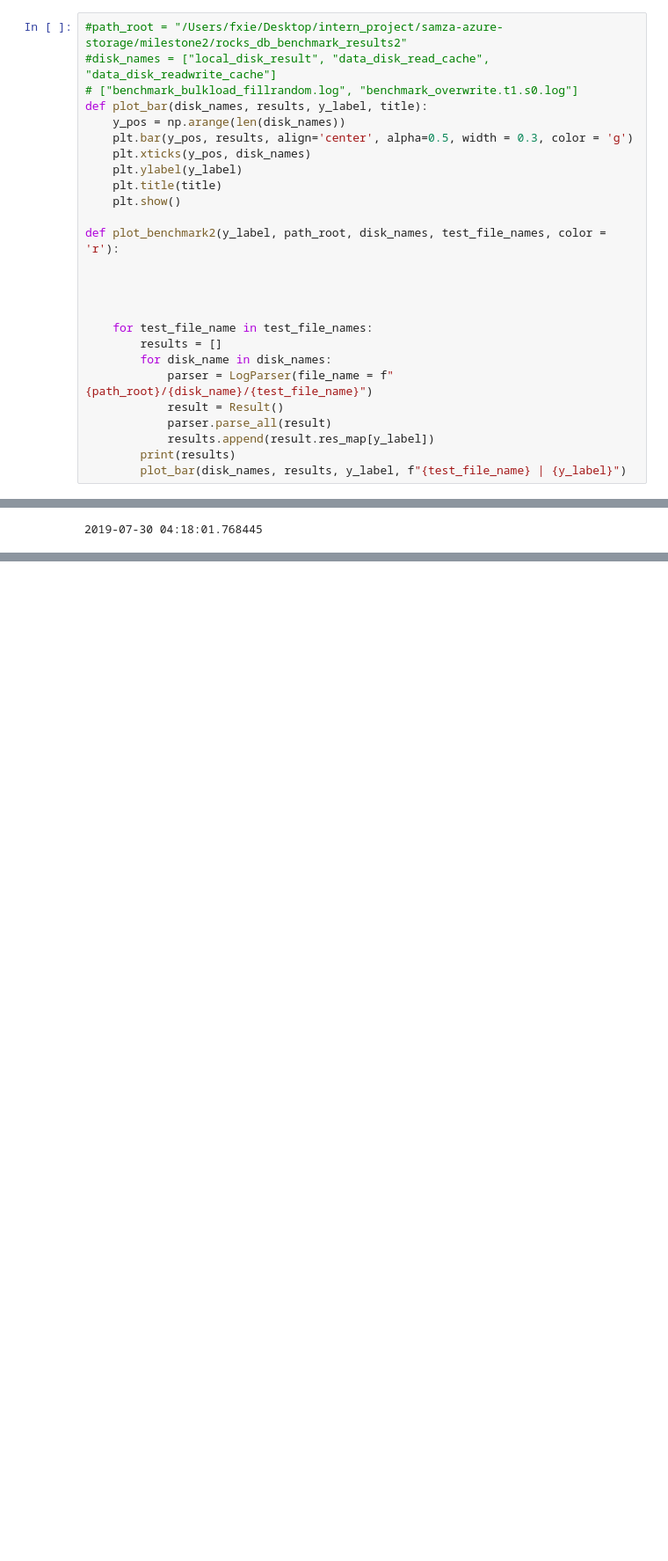
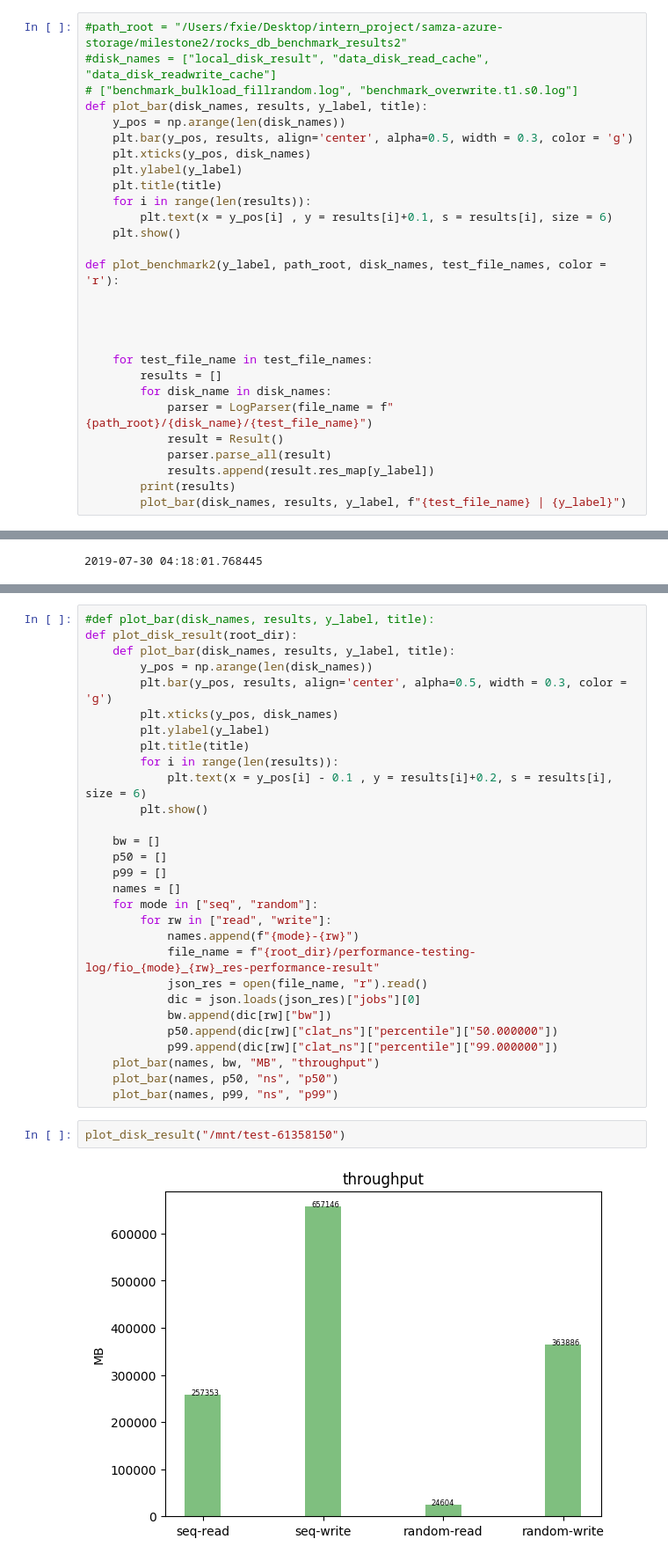
Before and after one commit to xiefan46/samza-azure-storage, a Jupyter notebook: milestone2/python/milestone2-tests.ipynb, the cells around one changed output, grey strips where cells are left out. Shown at 88% size. Drawn from its saved outputs; the diff is of its cells as text; blank space fills up the shorter version.

Commit message:
result

```diff
--- a/milestone2/python/milestone2-tests.ipynb
+++ b/milestone2/python/milestone2-tests.ipynb
@@ -744,6 +743,8 @@ def plot_bar(disk_names, results, y_label, title):
     plt.xticks(y_pos, disk_names)
     plt.ylabel(y_label)
     plt.title(title)
+    for i in range(len(results)):
+        plt.text(x = y_pos[i] , y = results[i]+0.1, s = results[i], size = 6)
     plt.show()
 
 def plot_benchmark2(y_label, path_root, disk_names, test_file_names, color = 'r'):
@@ -987,0 +1005,33 @@ fio -filename=/readwrite_cache/test-140181309/test-fio-308552050 -rw=randread -b
+# %%
+#def plot_bar(disk_names, results, y_label, title):
+def plot_disk_result(root_dir):
+    def plot_bar(disk_names, results, y_label, title):
+        y_pos = np.arange(len(disk_names))
+        plt.bar(y_pos, results, align='center', alpha=0.5, width = 0.3, color = 'g')
+        plt.xticks(y_pos, disk_names)
+        plt.ylabel(y_label)
+        plt.title(title)
+        for i in range(len(results)):
+            plt.text(x = y_pos[i] - 0.1 , y = results[i]+0.2, s = results[i], size = 6)
+        plt.show()
+
+    bw = []
+    p50 = []
+    p99 = []
+    names = []
+    for mode in ["seq", "random"]:
+        for rw in ["read", "write"]:
+            names.append(f"{mode}-{rw}")
+            file_name = f"{root_dir}/performance-testing-log/fio_{mode}_{rw}_res-performance-result"
+            json_res = open(file_name, "r").read()
+            dic = json.loads(json_res)["jobs"][0]
+            bw.append(dic[rw]["bw"])
+            p50.append(dic[rw]["clat_ns"]["percentile"]["50.000000"])
+            p99.append(dic[rw]["clat_ns"]["percentile"]["99.000000"])
+    plot_bar(names, bw, "MB", "throughput")
+    plot_bar(names, p50, "ns", "p50")
+    plot_bar(names, p99, "ns", "p99")
+# %%
+plot_disk_result("/mnt/test-61358150")
+# %% [output]
+[figure, added]
```
Also changed, not shown: parts of 3 cells of this notebook, 4 other files.
